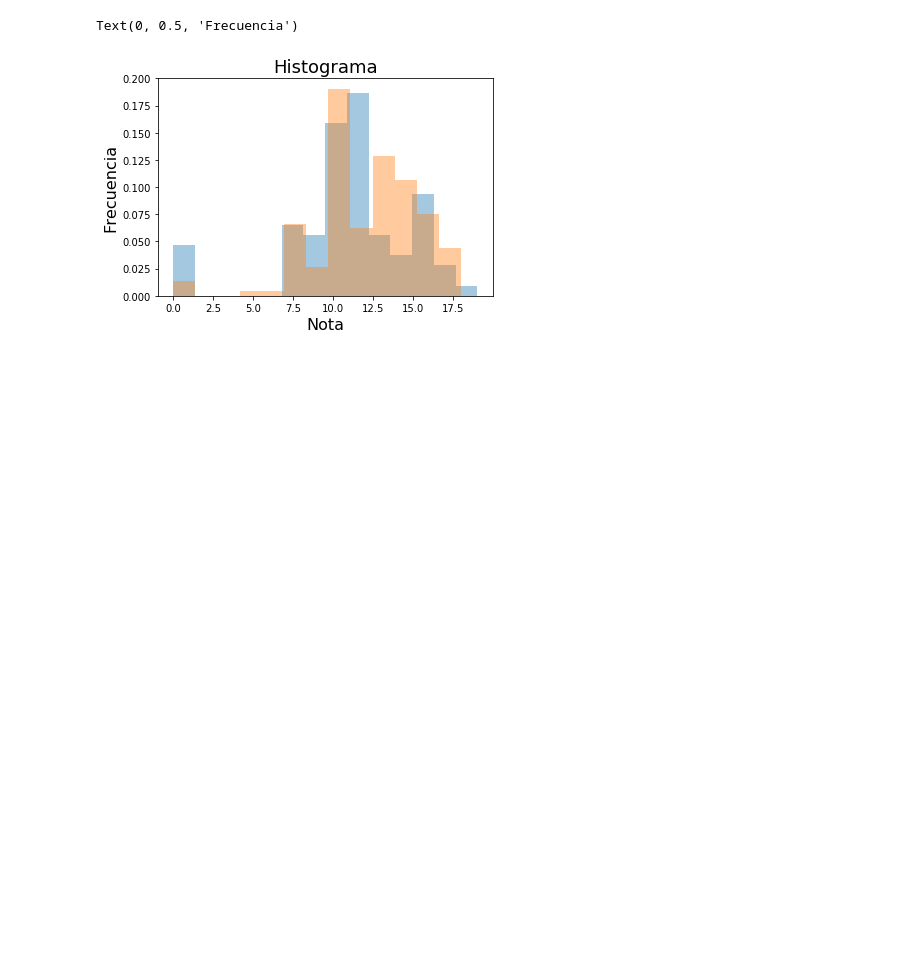
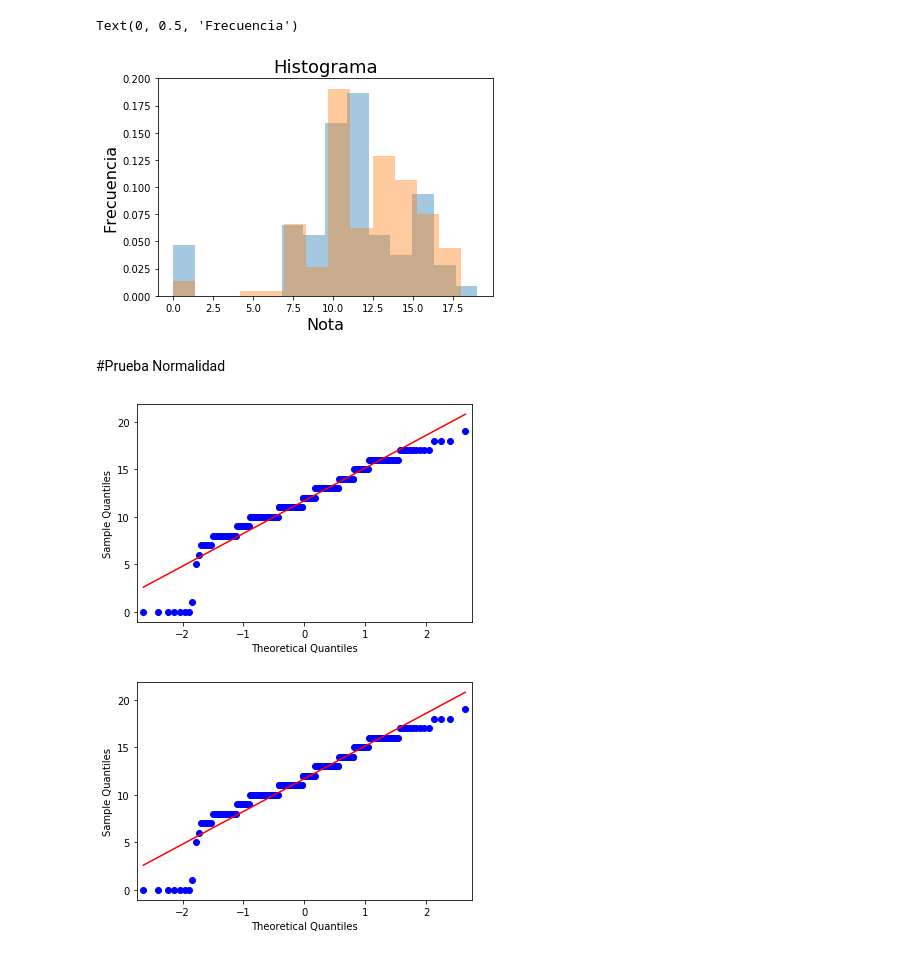
Before and after one commit to diegostaPy/cursoSociedadCientifica, a Jupyter notebook: ejemploActividad12.ipynb, the cells around one changed output. Drawn from its saved outputs; the diff is of its cells as text; code cells hidden in the pictures; blank space fills up the shorter version.

```diff
--- a/ejemploActividad1.ipynb
+++ b/ejemploActividad12.ipynb
@@ -250,3 +250,12 @@ plt.ylabel('Frecuencia', fontsize=16)
 # %% [output]
 Text(0, 0.5, 'Frecuencia')
 [figure]
+# %% [markdown]
+#Prueba Normalidad
+# %%
+from statsmodels.graphics.gofplots import qqplot
+
+qqplot(muestra.G3.values, line='s')
+# %% [output]
+[figure, added]
+[figure, added]
```
Also changed, not shown: parts of 2 cells of this notebook, 4 other files.
